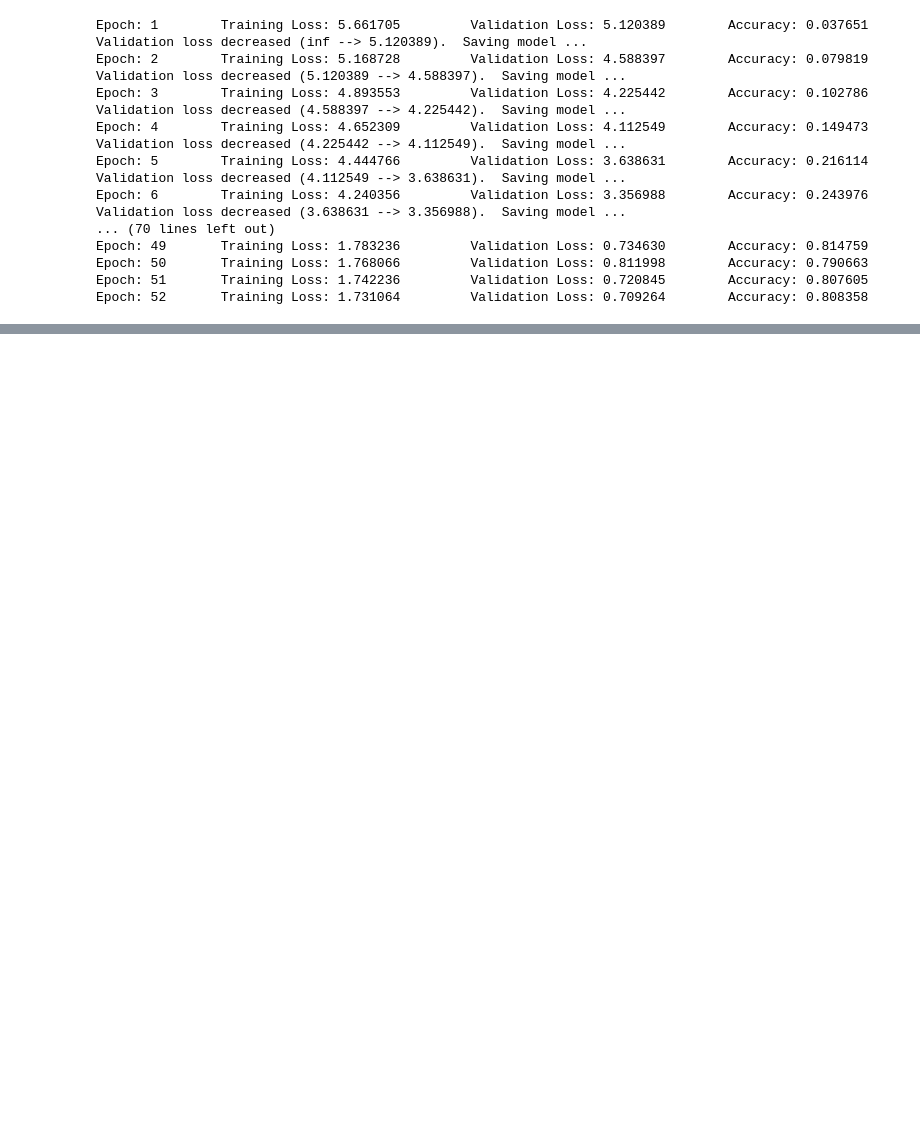
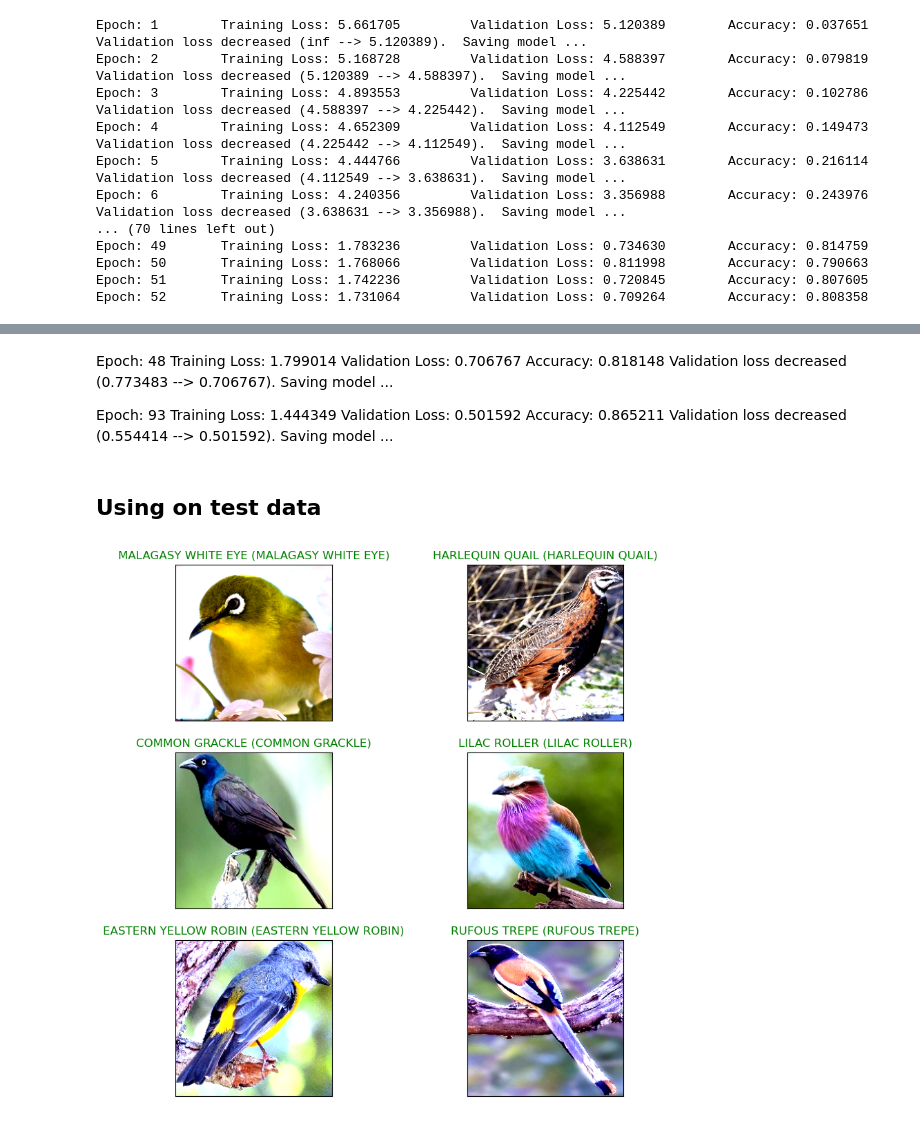
Before and after one commit to bimamuhammad/kaggleChallenges, a Jupyter notebook: birdspecies.ipynb, the cells around one changed output, grey strips where cells are left out. Saved outputs shown, nothing was run; the diff lists cells and outputs as text; code cells hidden in the pictures; blank space fills up the shorter version.

Commit message:
Kaggle Notebook | BirdSpecies | Version 8

```diff
--- a/birdspecies.ipynb
+++ b/birdspecies.ipynb
@@ -256,0 +212,4 @@ Net(
+# %%
+save_model='/kaggle/input/best-model-pct/bird_model_best.pt'
+state_dict = torch.load(save_model)
+model.load_state_dict(state_dict)
@@ -298,5 +257,5 @@ optimizer=optim.Adam(model.parameters(), lr=0.001)
 # %%
-epochs=100
+epochs=120
 valid_loss_min = np.Inf #used to track change
 
 for epoch in range(1, epochs+1):
@@ -720,0 +328,34 @@ NameError: name 'no_grad' is not defined
+# %% [markdown]
+Epoch: 48 	Training Loss: 1.799014 	Validation Loss: 0.706767 	 Accuracy: 0.818148
+Validation loss decreased (0.773483 --> 0.706767).  Saving model ...
+
+Epoch: 93 	Training Loss: 1.444349 	Validation Loss: 0.501592 	 Accuracy: 0.865211
+Validation loss decreased (0.554414 --> 0.501592).  Saving model ...
+# %% [markdown]
+## Using on test data
+# %%
+def imshow(img):
+    img = img / 2 + 0.5  # unnormalize
+    plt.imshow(np.transpose(img, (1, 2, 0)))  #
+# %%
+# obtain one batch of test images
+dataiter = iter(testloader)
+images, labels = next(dataiter)
+images.numpy()
+
+
+# get sample outputs
+output = model(images)
+# convert output probabilities to predicted class
+_, preds_tensor = torch.max(output, 1)
+preds = np.squeeze(preds_tensor.cpu().numpy())
+
+# plot the images in the batch, along with predicted and true labels
+fig = plt.figure(figsize=(10, 10))
+for idx in np.arange(6):
+    ax = fig.add_subplot(3, int(4/2), idx+1, xticks=[], yticks=[])
+    imshow(images[idx].cpu())
+    ax.set_title("{} ({})".format(birds[preds[idx]], birds[labels[idx]]),
+                 color=("green" if preds[idx]==labels[idx].item() else "red"))
+# %% [output]
+[figure, added]
```
Also changed, not shown: parts of 18 cells of this notebook.
